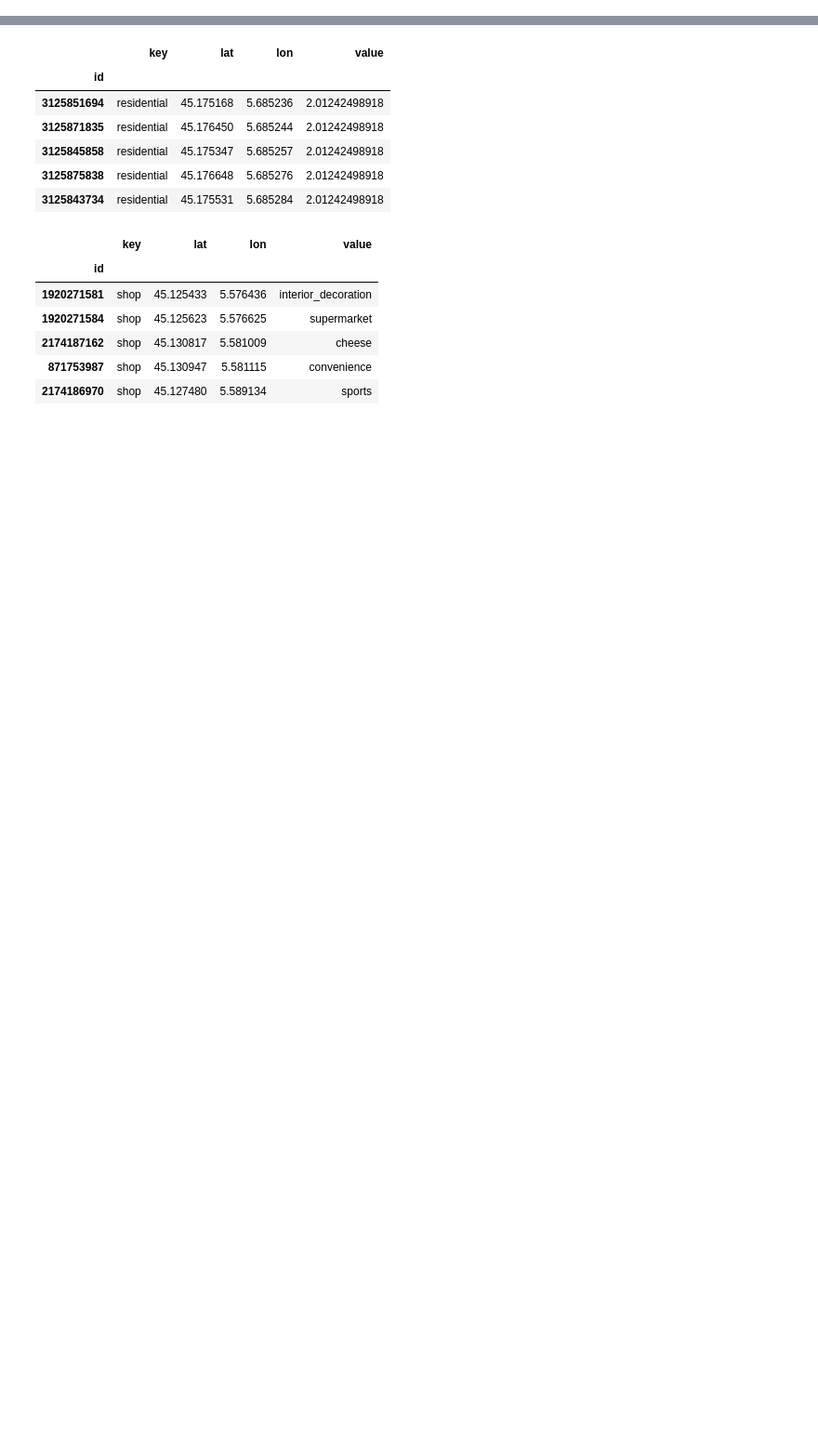
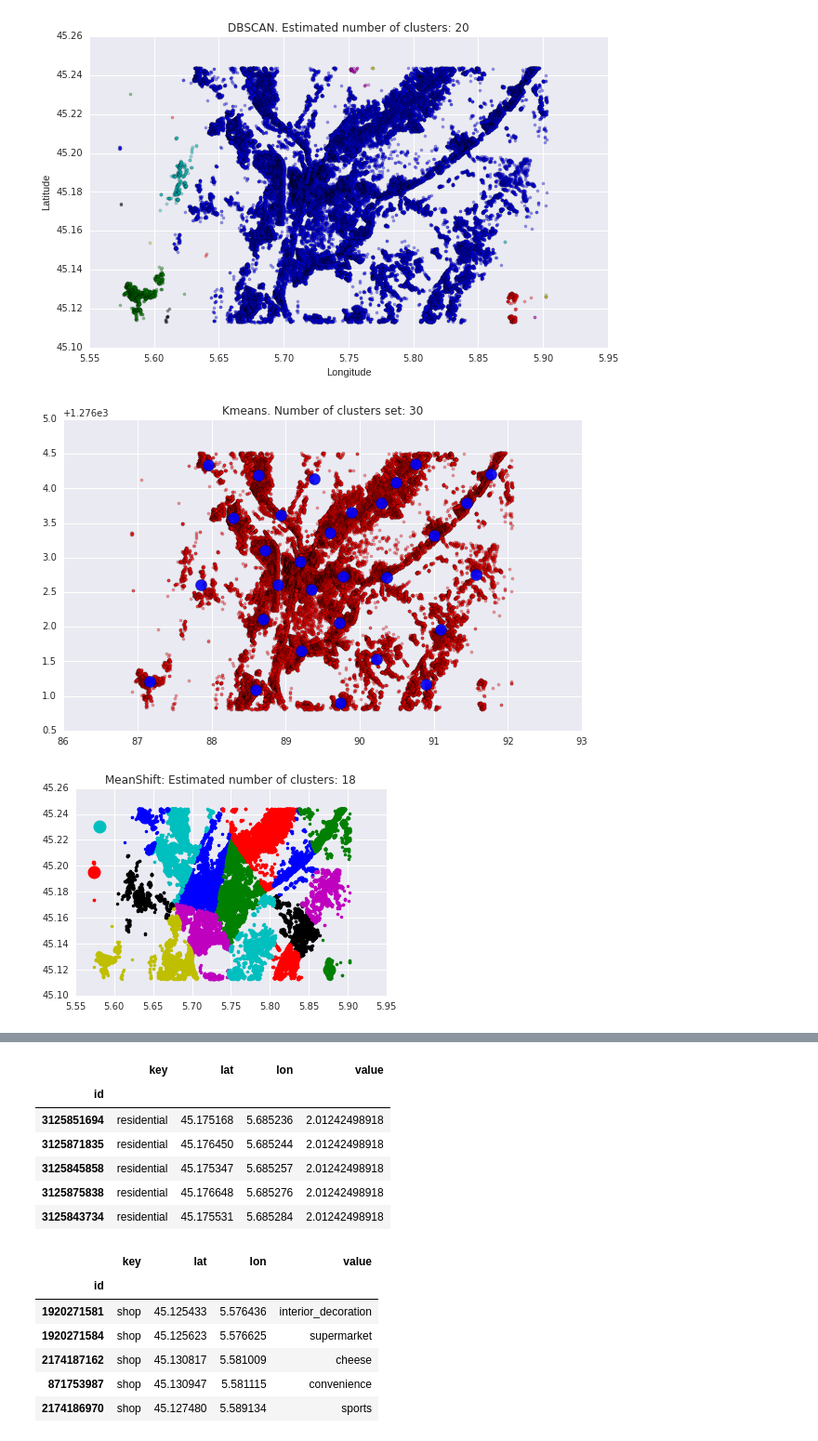
Before and after one commit to martibosch/landusemix, a Jupyter notebook: urban_analysis/notebooks/grenoble.ipynb, the cells around one changed output, grey strips where cells are left out. Shown at 93% size. Drawn from its saved outputs; the diff is of its cells as text; code cells hidden in the pictures; blank space fills up the shorter version.

Commit message:
Added scatterdness folder. Clustering residential points to compute the scatterdness value (not yet done)

```diff
--- a/urban_analysis/notebooks/grenoble.ipynb
+++ b/urban_analysis/notebooks/grenoble.ipynb
@@ -18,3 +40,17 @@ extract_uses.main.main()
+# %%
+import scatterdness.cluster_pts as cluster_pts
+
+city_ref = 'grenoble'
+activities_shp = city_ref+"/full_activities.shp"
+residential_shp = city_ref+"/full_residential.shp"
+
+cluster_pts.cluster_dbscan(residential_shp)
+cluster_pts.cluster_kmeans(residential_shp)
+cluster_pts.cluster_meanshift(residential_shp)
+# %% [output]
+[figure, added]
+[figure, added]
+[figure, added]
 # %%
 import loaders
 import extract_uses.utils as utils
```
Also changed, not shown: parts of 6 cells of this notebook, 2 other files.
